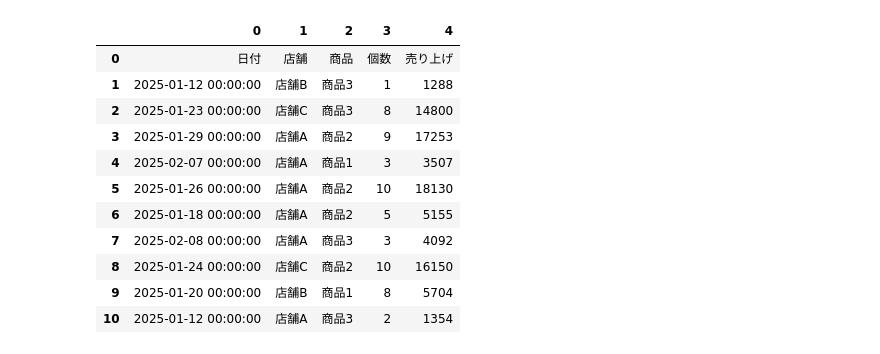
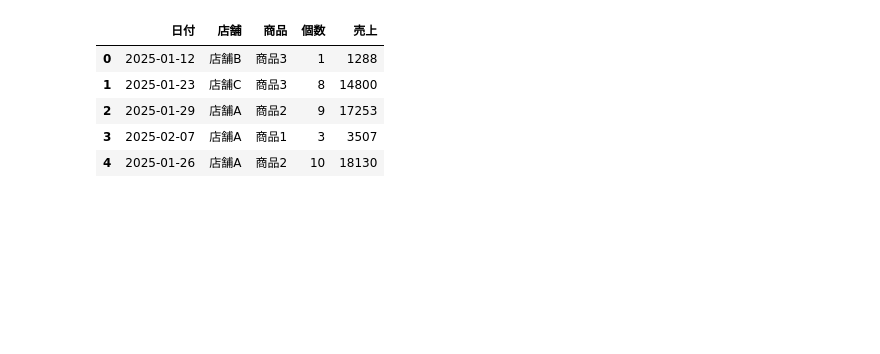
Before and after one commit to edayoshi-1999/python-practice, a Jupyter notebook: chapter16/Untitled.ipynb, the cells around one changed output. Drawn from its saved outputs; the diff is of its cells as text; code cells hidden in the pictures; blank space fills up the shorter version.

```diff
--- a/chapter16/Untitled.ipynb
+++ b/chapter16/Untitled.ipynb
@@ -3,20 +3,17 @@ from pathlib import Path
 import pandas as pd
 # %%
 df = pd.DataFrame()
-p = Path("data/data1.xlsx").resolve()
-p.exists()
-df_current = pd.read_excel(p, header=None)
-df_current
+
+for p in Path("data").glob("*.xlsx"):
+    df_current = pd.read_excel(p, skiprows=0)
+    df = pd.concat([df, df_current], ignore_index=True)
+
+df.columns = ["日付", "店舗", "商品", "個数", "売上"]
+df.head()
 # %% [output]
-|  | 0 | 1 | 2 | 3 | 4 |
-| 0 | 日付 | 店舗 | 商品 | 個数 | 売り上げ |
-| 1 | 2025-01-12 00:00:00 | 店舗B | 商品3 | 1 | 1288 |
-| 2 | 2025-01-23 00:00:00 | 店舗C | 商品3 | 8 | 14800 |
-| 3 | 2025-01-29 00:00:00 | 店舗A | 商品2 | 9 | 17253 |
-| 4 | 2025-02-07 00:00:00 | 店舗A | 商品1 | 3 | 3507 |
-| 5 | 2025-01-26 00:00:00 | 店舗A | 商品2 | 10 | 18130 |
-| 6 | 2025-01-18 00:00:00 | 店舗A | 商品2 | 5 | 5155 |
-| 7 | 2025-02-08 00:00:00 | 店舗A | 商品3 | 3 | 4092 |
-| 8 | 2025-01-24 00:00:00 | 店舗C | 商品2 | 10 | 16150 |
-| 9 | 2025-01-20 00:00:00 | 店舗B | 商品1 | 8 | 5704 |
-| 10 | 2025-01-12 00:00:00 | 店舗A | 商品3 | 2 | 1354 |
+|  | 日付 | 店舗 | 商品 | 個数 | 売上 |
+| 0 | 2025-01-12 | 店舗B | 商品3 | 1 | 1288 |
+| 1 | 2025-01-23 | 店舗C | 商品3 | 8 | 14800 |
+| 2 | 2025-01-29 | 店舗A | 商品2 | 9 | 17253 |
+| 3 | 2025-02-07 | 店舗A | 商品1 | 3 | 3507 |
+| 4 | 2025-01-26 | 店舗A | 商品2 | 10 | 18130 |
```
Also changed, not shown: parts of 17 cells of this notebook, 4 other files.
